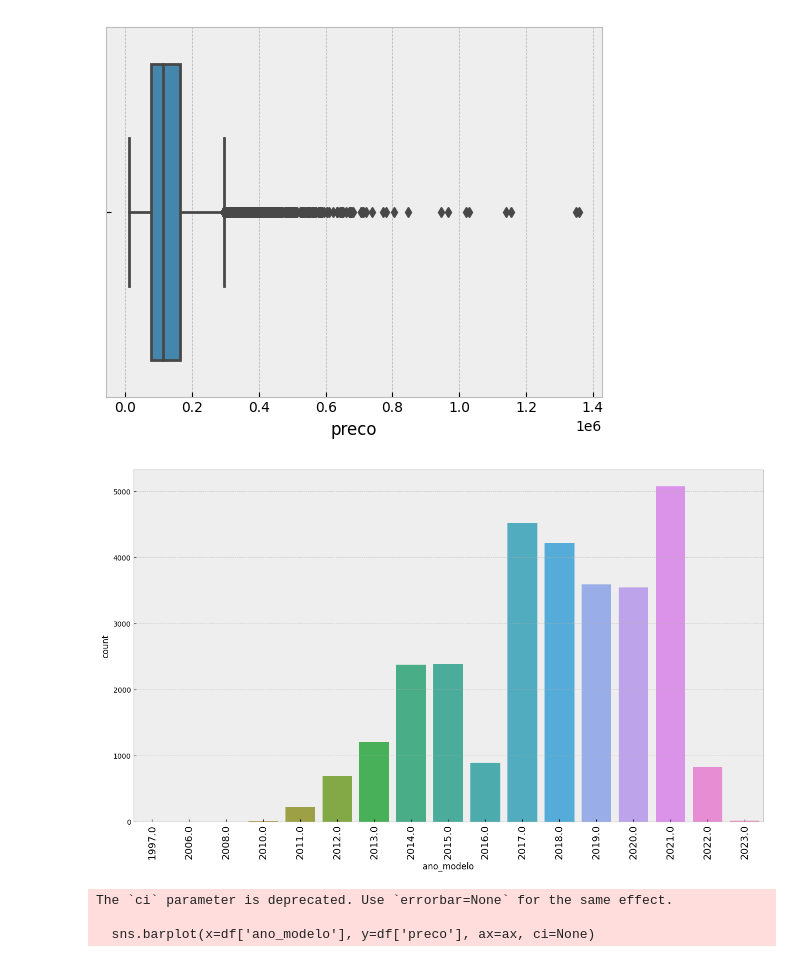
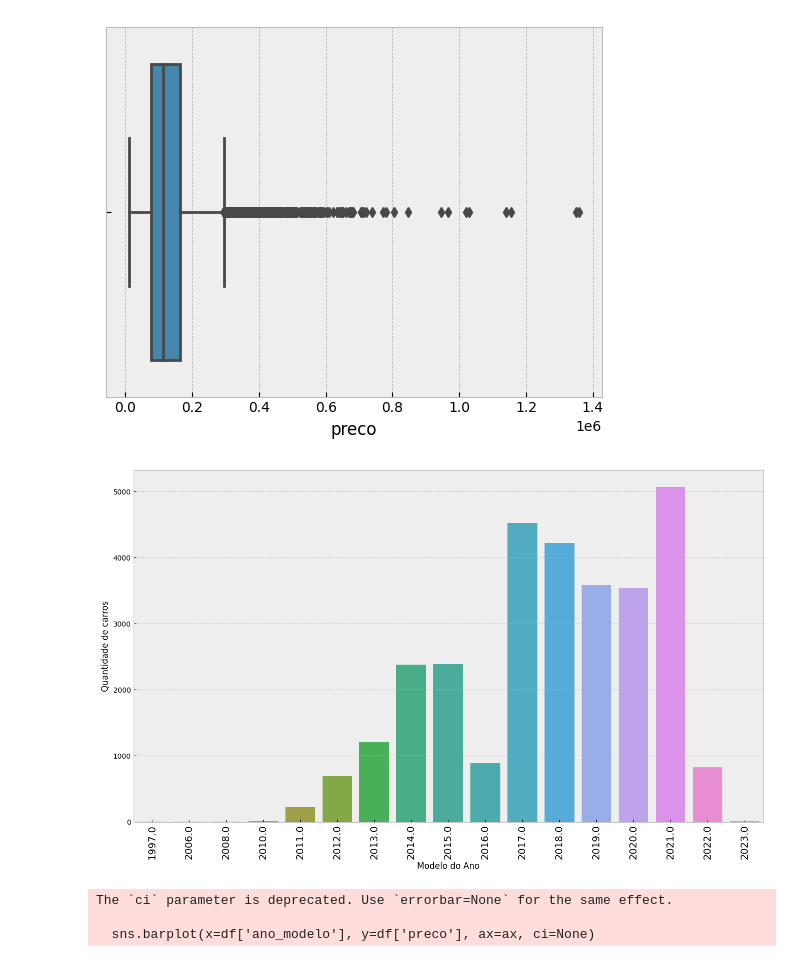
Before and after one commit to aleeexp/LH_CD_ALEX_PIVATO, a Jupyter notebook: LH_CD_Alex_Pivato.ipynb, the cells around one changed output. Cells and saved outputs as stored; diff of their text form; code cells hidden in the pictures.

```diff
--- a/LH_CD_Alex_Pivato.ipynb
+++ b/LH_CD_Alex_Pivato.ipynb
@@ -129,11 +128,13 @@ sns.boxplot(x='preco', data=df, orient='h')
 # %%
 from re import X
 plt.figure(figsize=(16,9))
 sns.countplot(x=df['ano_modelo'])
+plt.xlabel("Modelo do Ano")
+plt.ylabel("Quantidade de carros")
 plt.xticks(rotation=90, fontsize=14)
 plt.show()
 # %% [output]
-[figure, old version]
+[figure, new version]
 # %%
 fig, ax = plt.subplots(figsize=(16,9))
 sns.barplot(x=df['ano_modelo'], y=df['preco'], ax=ax, ci=None)
```
Also changed, not shown: parts of 30 cells of this notebook, 2 other files.
